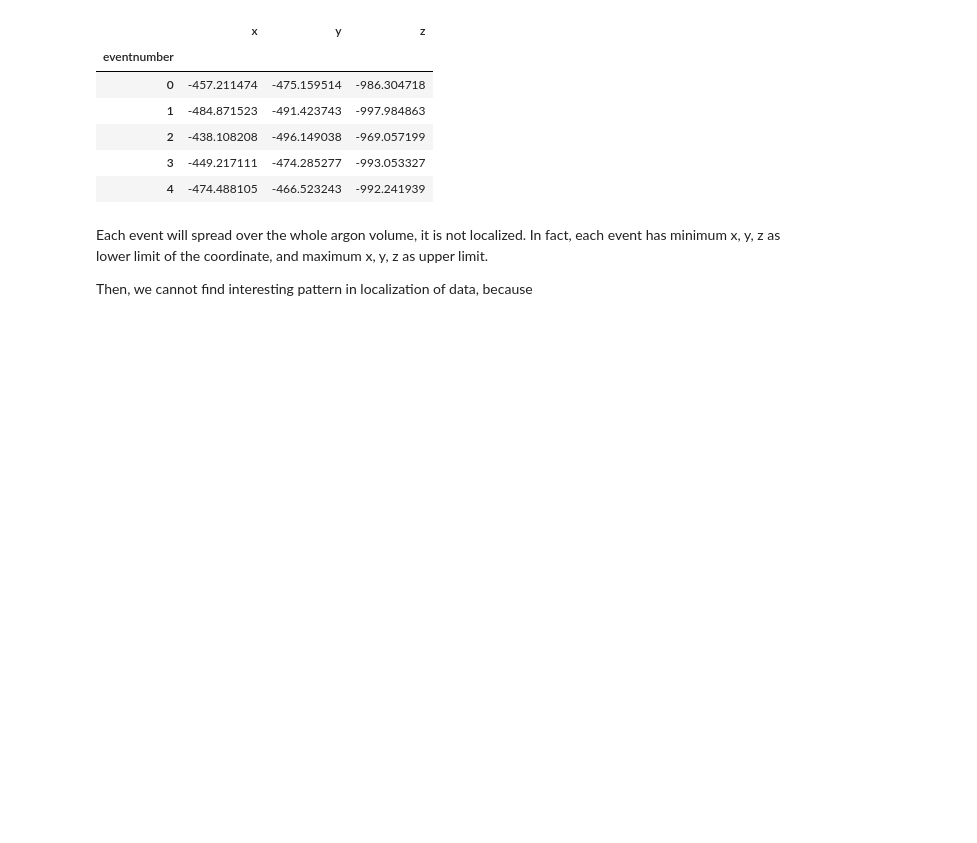
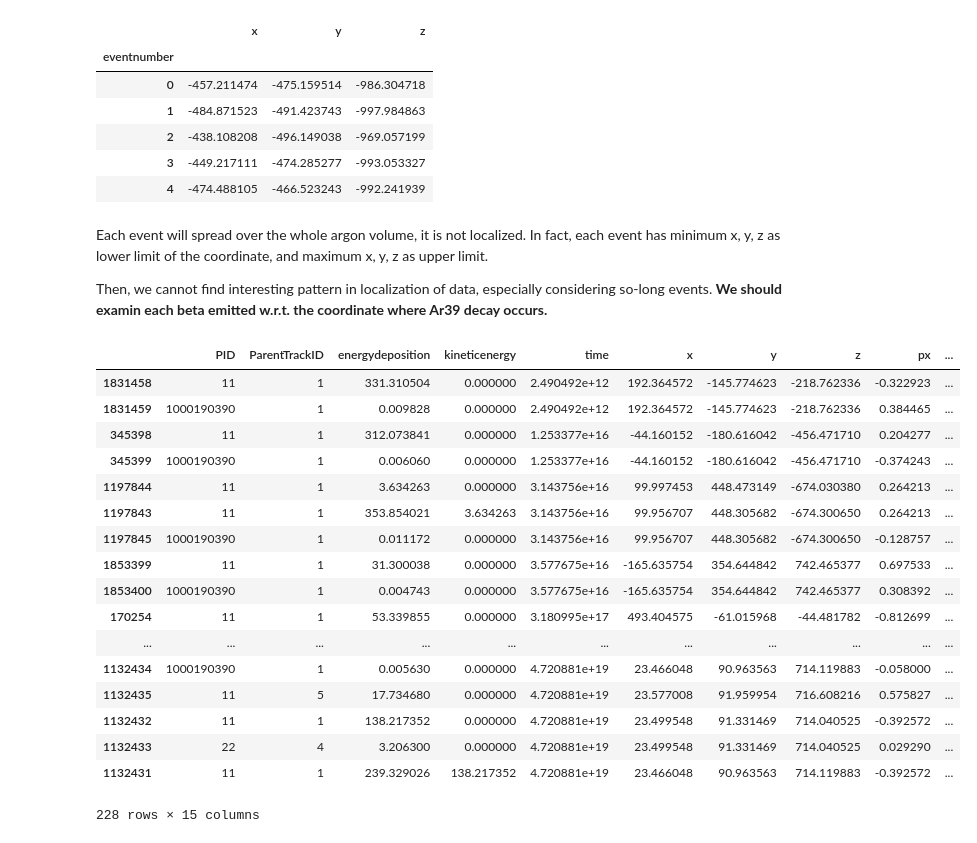
Before and after one commit to luigiberducci/ML4NP, a Jupyter notebook: Notebooks/analysis_1e6_ar39.ipynb, the cells around one changed output. Cells and saved outputs as stored; diff of their text form; code cells hidden in the pictures; blank space fills up the shorter version.

Commit message:
some check of spatial info of ar39 events

```diff
--- a/Notebooks/analysis_1e6_ar39.ipynb
+++ b/Notebooks/analysis_1e6_ar39.ipynb
@@ -279,4 +279,25 @@ min_coords_perevent.head()
 # %% [markdown]
 Each event will spread over the whole argon volume, it is not localized. In fact, each event has minimum x, y, z as lower limit of the coordinate, and maximum x, y, z as upper limit.
 
-Then, we cannot find interesting pattern in localization of data, because
+Then, we cannot find interesting pattern in localization of data, especially considering so-long events. **We should examin each beta emitted w.r.t. the coordinate where Ar39 decay occurs.**
+# %%
+event8064
+# %% [output]
+|  | PID | ParentTrackID | energydeposition | kineticenergy | time | x | y | z | px | ... |
+| 1831458 | 11 | 1 | 331.310504 | 0.000000 | 2.490492e+12 | 192.364572 | -145.774623 | -218.762336 | -0.322923 | ... |
+| 1831459 | 1000190390 | 1 | 0.009828 | 0.000000 | 2.490492e+12 | 192.364572 | -145.774623 | -218.762336 | 0.384465 | ... |
+| 345398 | 11 | 1 | 312.073841 | 0.000000 | 1.253377e+16 | -44.160152 | -180.616042 | -456.471710 | 0.204277 | ... |
+| 345399 | 1000190390 | 1 | 0.006060 | 0.000000 | 1.253377e+16 | -44.160152 | -180.616042 | -456.471710 | -0.374243 | ... |
+| 1197844 | 11 | 1 | 3.634263 | 0.000000 | 3.143756e+16 | 99.997453 | 448.473149 | -674.030380 | 0.264213 | ... |
+| 1197843 | 11 | 1 | 353.854021 | 3.634263 | 3.143756e+16 | 99.956707 | 448.305682 | -674.300650 | 0.264213 | ... |
+| 1197845 | 1000190390 | 1 | 0.011172 | 0.000000 | 3.143756e+16 | 99.956707 | 448.305682 | -674.300650 | -0.128757 | ... |
+| 1853399 | 11 | 1 | 31.300038 | 0.000000 | 3.577675e+16 | -165.635754 | 354.644842 | 742.465377 | 0.697533 | ... |
+| 1853400 | 1000190390 | 1 | 0.004743 | 0.000000 | 3.577675e+16 | -165.635754 | 354.644842 | 742.465377 | 0.308392 | ... |
+| 170254 | 11 | 1 | 53.339855 | 0.000000 | 3.180995e+17 | 493.404575 | -61.015968 | -44.481782 | -0.812699 | ... |
+| ... | ... | ... | ... | ... | ... | ... | ... | ... | ... | ... |
+| 1132434 | 1000190390 | 1 | 0.005630 | 0.000000 | 4.720881e+19 | 23.466048 | 90.963563 | 714.119883 | -0.058000 | ... |
+| 1132435 | 11 | 5 | 17.734680 | 0.000000 | 4.720881e+19 | 23.577008 | 91.959954 | 716.608216 | 0.575827 | ... |
+| 1132432 | 11 | 1 | 138.217352 | 0.000000 | 4.720881e+19 | 23.499548 | 91.331469 | 714.040525 | -0.392572 | ... |
+| 1132433 | 22 | 4 | 3.206300 | 0.000000 | 4.720881e+19 | 23.499548 | 91.331469 | 714.040525 | 0.029290 | ... |
+| 1132431 | 11 | 1 | 239.329026 | 138.217352 | 4.720881e+19 | 23.466048 | 90.963563 | 714.119883 | -0.392572 | ... |
+228 rows × 15 columns
```
